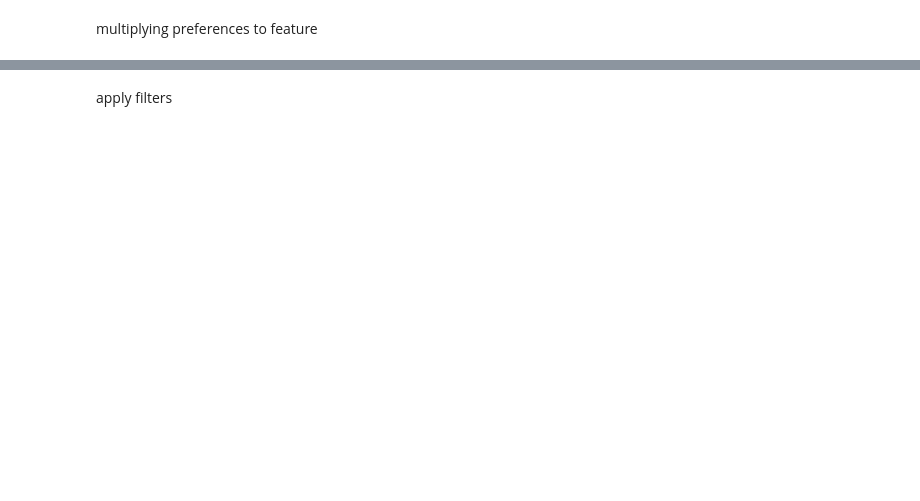
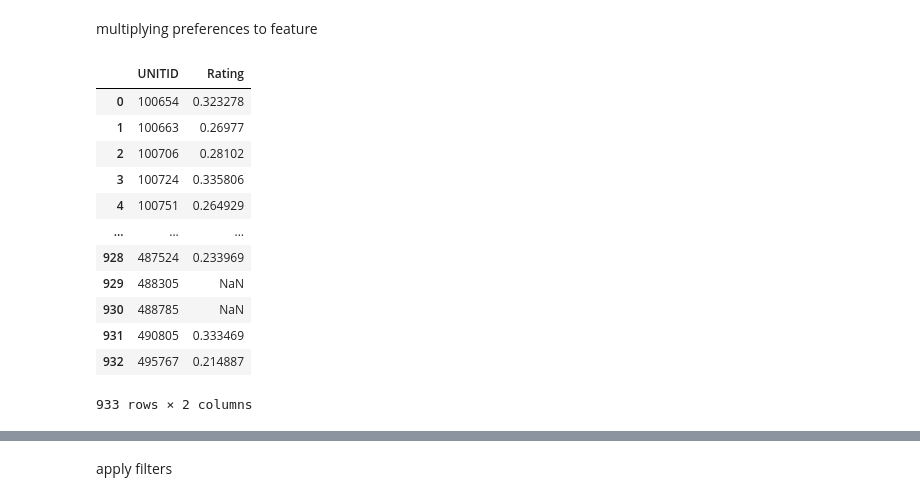
Before and after one commit to MaikKalil/CSE6242Project, a Jupyter notebook: Ranking Algorithm.ipynb, the cells around one changed output, grey strips where cells are left out. Cells and saved outputs as stored; diff of their text form; code cells hidden in the pictures; blank space fills up the shorter version.

```diff
--- a/Ranking Algorithm.ipynb
+++ b/Ranking Algorithm.ipynb
@@ -329,2 +390,0 @@ prefVector = np.array([0.3,0.2,0.5])
-# %%
-normalizedMatrix = normalizedDF.values
@@ -333,2 +391,22 @@ normalizedMatrix
-# %%
-ratingScore = np.dot(normalizedMatrix, prefVector)
+# %%
+def uni_rating_calc(df):
+    normalizedMatrix = df.values
+    ratingScore = np.dot(normalizedMatrix[:,1:4], perc_weights)
+    return pd.DataFrame(np.c_[df.values[:, :1], ratingScore]).rename(columns = {0:'UNITID', 1:'Rating'})
+# %%
+test = uni_rating_calc(normalizedByUni)
+test
+# %% [output]
+|  | UNITID | Rating |
+| 0 | 100654 | 0.323278 |
+| 1 | 100663 | 0.26977 |
+| 2 | 100706 | 0.28102 |
+| 3 | 100724 | 0.335806 |
+| 4 | 100751 | 0.264929 |
+| ... | ... | ... |
+| 928 | 487524 | 0.233969 |
+| 929 | 488305 | NaN |
+| 930 | 488785 | NaN |
+| 931 | 490805 | 0.333469 |
+| 932 | 495767 | 0.214887 |
+933 rows × 2 columns
```
Also changed, not shown: parts of 50 cells of this notebook.
